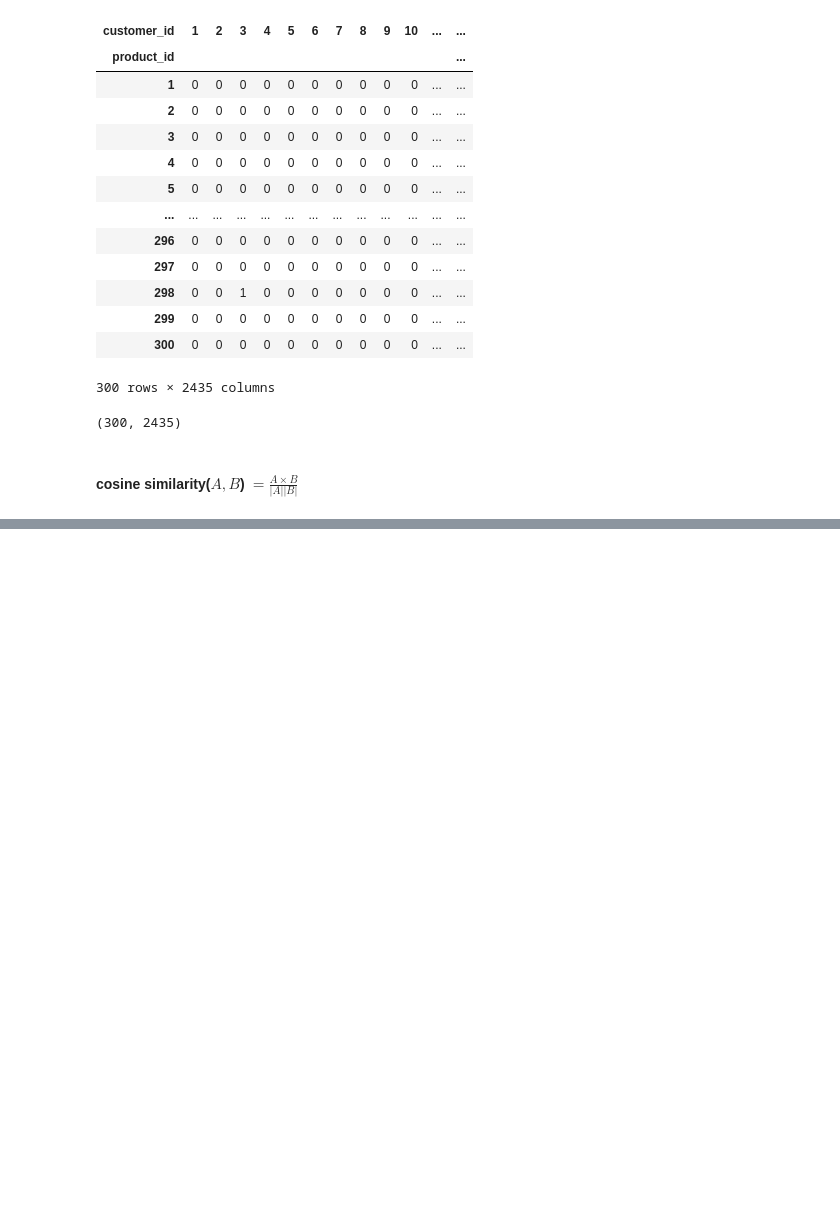
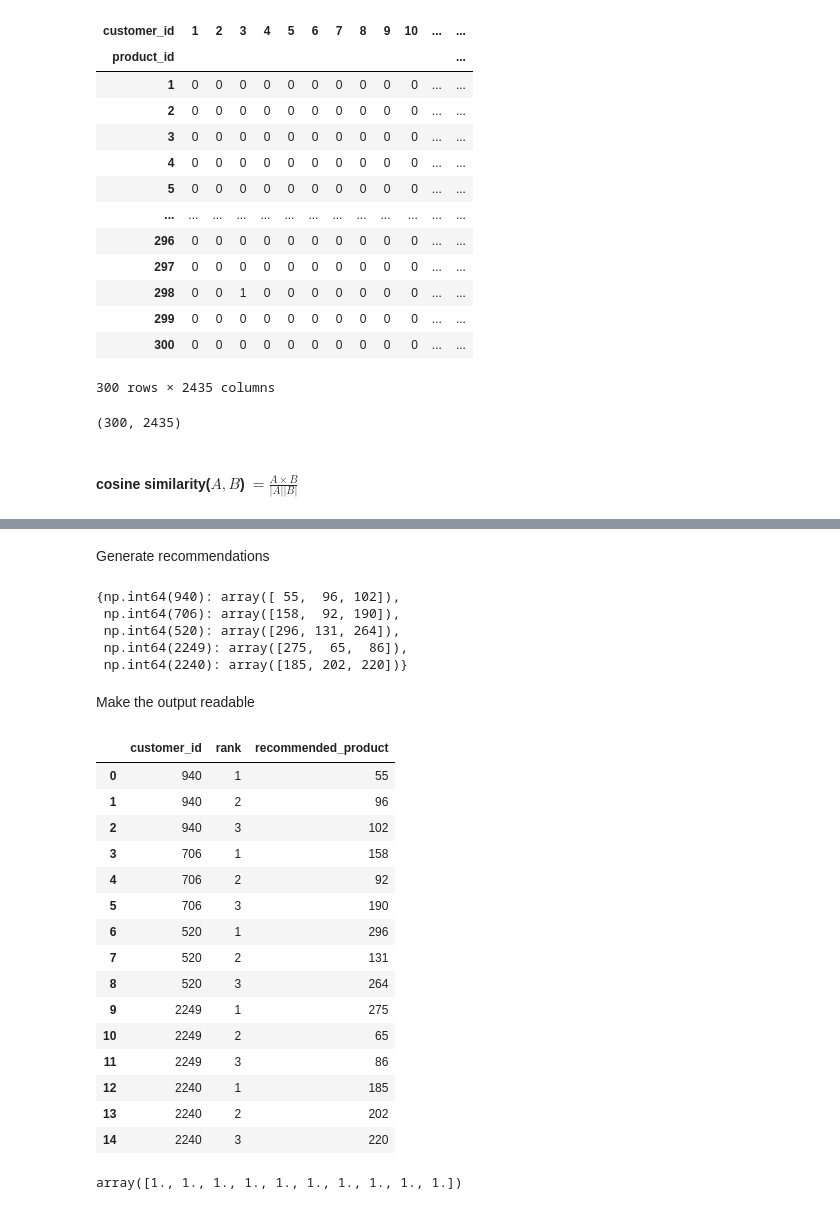
Before and after one commit to Seavmey05/BigData_Final_Project, a Jupyter notebook: Phase 2/phase2+3.ipynb, the cells around one changed output, grey strips where cells are left out. Drawn from its saved outputs; the diff is of its cells as text; code cells hidden in the pictures; blank space fills up the shorter version.

```diff
--- a/Phase 2/phase2+3.ipynb
+++ b/Phase 2/phase2+3.ipynb
@@ -873,0 +884,2 @@ product_matrix.shape
+# %%
+dot_products = product_matrix @ product_matrix.T
@@ -873,0 +944,9 @@ product_matrix.shape
+# %%
+denominator = norms[:, None] * norms[None, :]
+
+similarity_matrix = np.divide(
+    dot_products,
+    denominator,
+    out=np.zeros_like(dot_products),
+    where=denominator != 0
+)
@@ -873,0 +976,9 @@ product_matrix.shape
+# %%
+sample_customers = (
+    recommendation_sales["customer_id"]
+    .drop_duplicates()
+    .head(5)
+    .to_numpy()
+)
+
+sample_customers
@@ -873,0 +989,9 @@ product_matrix.shape
+# %%
+product_ids = purchase_matrix_df.index.to_numpy()
+
+product_index = {
+    product_id: i
+    for i, product_id in enumerate(product_ids)
+}
+# %% [markdown]
+Generate recommendations
@@ -873,0 +1027,49 @@ product_matrix.shape
+# %%
+recommendations
+# %% [output]
+{np.int64(940): array([ 55,  96, 102]),
+ np.int64(706): array([158,  92, 190]),
+ np.int64(520): array([296, 131, 264]),
+ np.int64(2249): array([275,  65,  86]),
+ np.int64(2240): array([185, 202, 220])}
+# %% [markdown]
+Make the output readable
+# %%
+recommendation_rows = []
+
+for customer, products_rec in recommendations.items():
+
+    for rank, product in enumerate(products_rec, start=1):
+
+        recommendation_rows.append({
+            "customer_id": customer,
+            "rank": rank,
+            "recommended_product": product
+        })
+
+recommendation_df = pd.DataFrame(
+    recommendation_rows
+)
+
+recommendation_df
+# %% [output]
+|  | customer_id | rank | recommended_product |
+| 0 | 940 | 1 | 55 |
+| 1 | 940 | 2 | 96 |
+| 2 | 940 | 3 | 102 |
+| 3 | 706 | 1 | 158 |
+| 4 | 706 | 2 | 92 |
+| 5 | 706 | 3 | 190 |
+| 6 | 520 | 1 | 296 |
+| 7 | 520 | 2 | 131 |
+| 8 | 520 | 3 | 264 |
+| 9 | 2249 | 1 | 275 |
+| 10 | 2249 | 2 | 65 |
+| 11 | 2249 | 3 | 86 |
+| 12 | 2240 | 1 | 185 |
+| 13 | 2240 | 2 | 202 |
+| 14 | 2240 | 3 | 220 |
+# %%
+np.diag(similarity_matrix)[:10]
+# %% [output]
+array([1., 1., 1., 1., 1., 1., 1., 1., 1., 1.])
```
Also changed, not shown: parts of 111 cells of this notebook.
